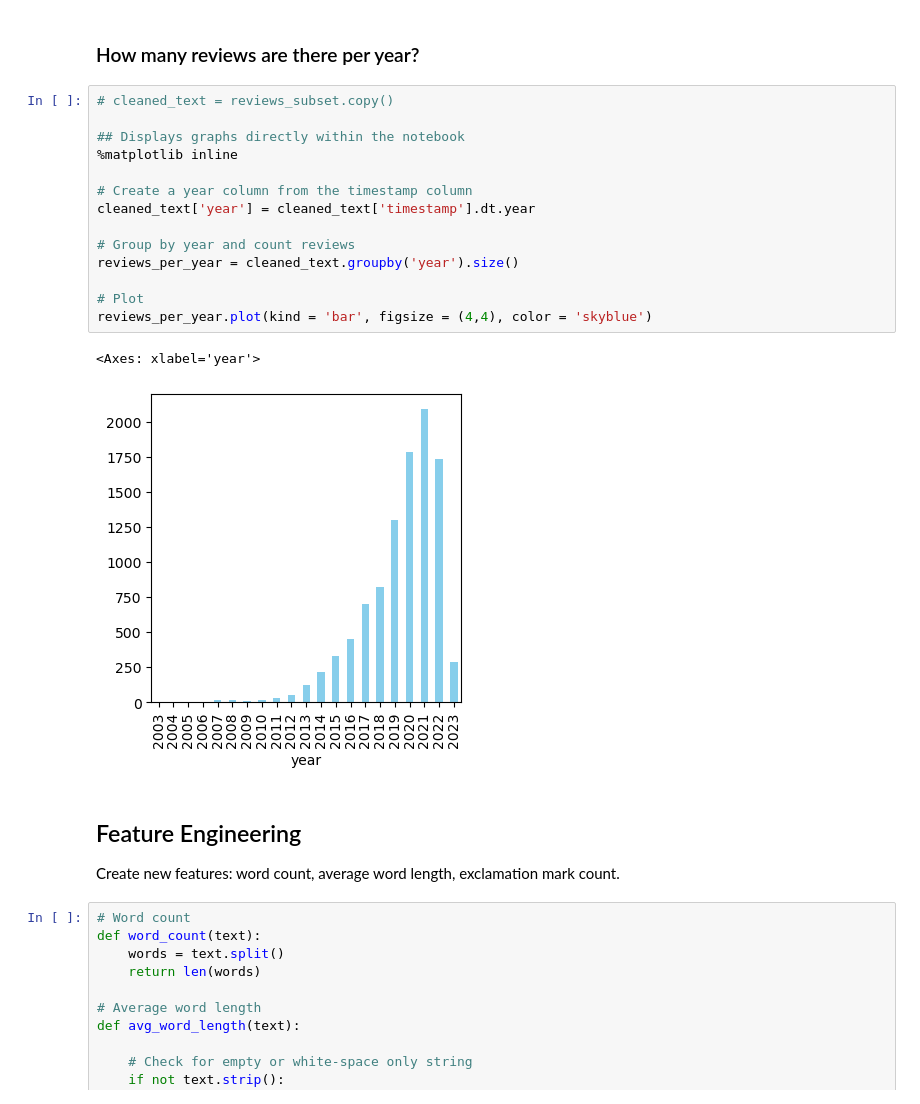
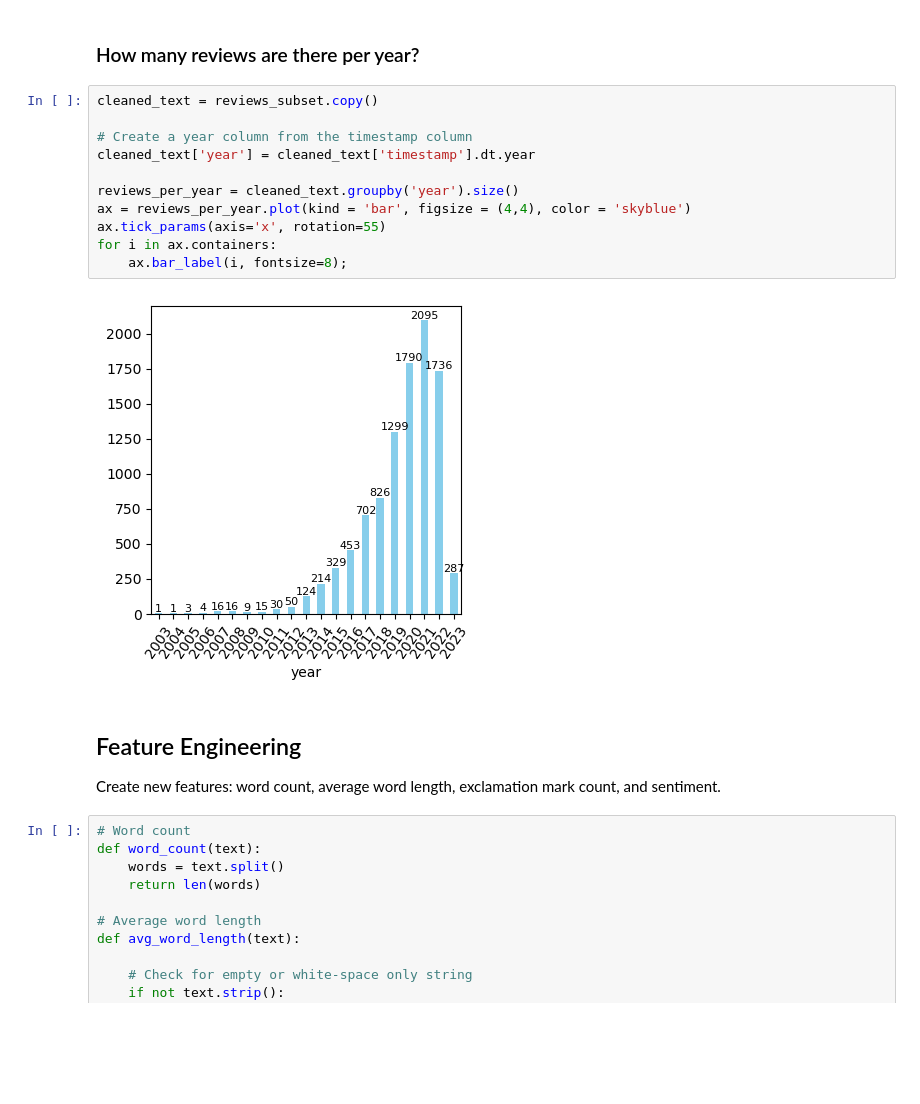
Before and after one commit to marieljum/NLP_Amazon_Reviews_Sentiment, a Jupyter notebook: notebooks/Sentiment_Analysis.ipynb, the cells around one changed output. Cells and saved outputs as stored; diff of their text form; blank space fills up the shorter version.

```diff
--- a/notebooks/Sentiment_Analysis.ipynb
+++ b/notebooks/Sentiment_Analysis.ipynb
@@ -165,26 +173,22 @@ ax.set_title('Rating Count');
 # %% [markdown]
 ### How many reviews are there per year?
 # %%
-# cleaned_text = reviews_subset.copy()
-
-## Displays graphs directly within the notebook
-%matplotlib inline
+cleaned_text = reviews_subset.copy()
 
 # Create a year column from the timestamp column
 cleaned_text['year'] = cleaned_text['timestamp'].dt.year
 
-# Group by year and count reviews
 reviews_per_year = cleaned_text.groupby('year').size()
-
-# Plot
-reviews_per_year.plot(kind = 'bar', figsize = (4,4), color = 'skyblue')
+ax = reviews_per_year.plot(kind = 'bar', figsize = (4,4), color = 'skyblue')
+ax.tick_params(axis='x', rotation=55)
+for i in ax.containers:
+    ax.bar_label(i, fontsize=8);
 # %% [output]
-<Axes: xlabel='year'>
-[figure, old version]
+[figure, new version]
 # %% [markdown]
 ## Feature Engineering
 
-Create new features: word count, average word length, exclamation mark count.
+Create new features: word count, average word length, exclamation mark count, and sentiment.
 # %%
 # Word count
 def word_count(text):
```
Also changed, not shown: parts of 52 cells of this notebook.
